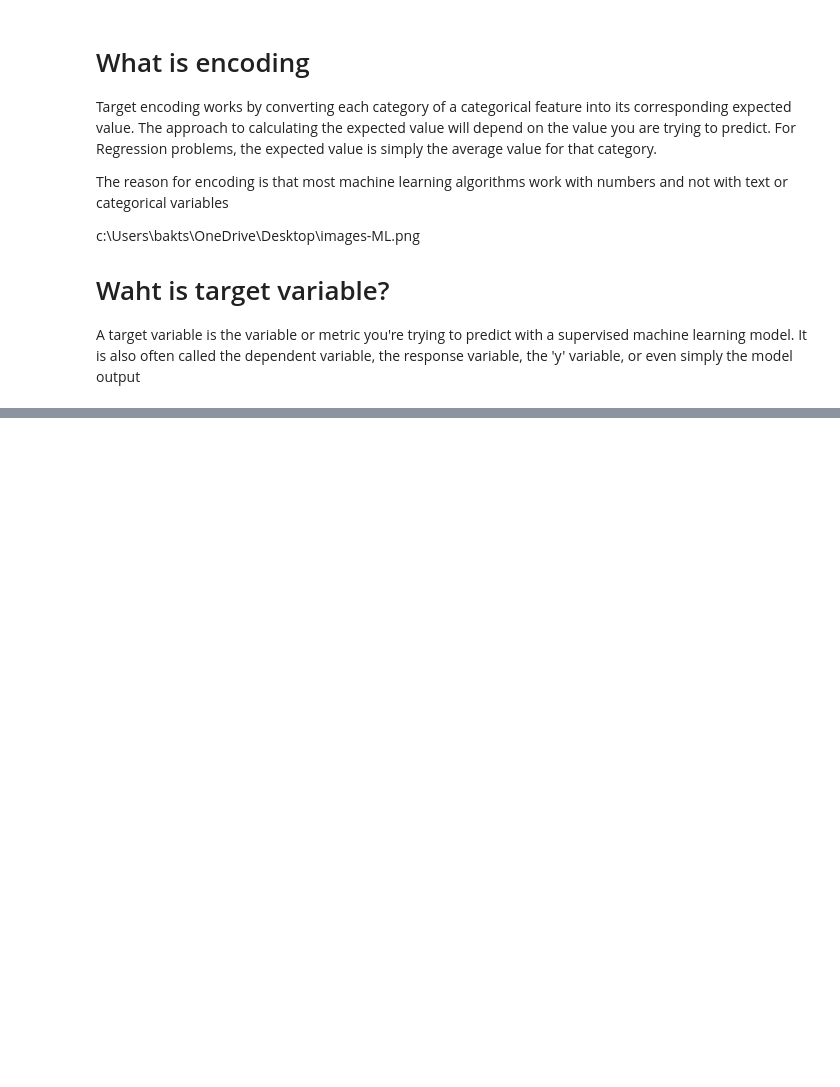
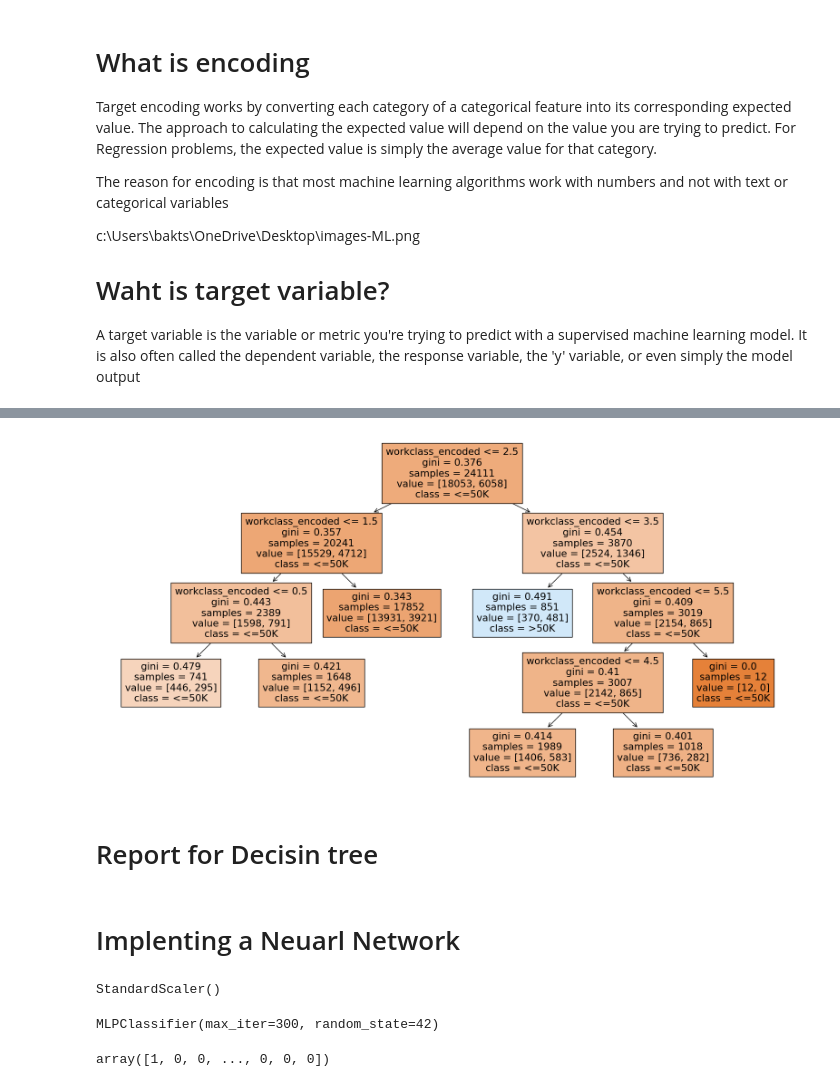
Before and after one commit to Naqibee/Project4, a Jupyter notebook: Income_Prediction.ipynb, the cells around one changed output, grey strips where cells are left out. Drawn from its saved outputs; the diff is of its cells as text; code cells hidden in the pictures; blank space fills up the shorter version.

```diff
--- a/Income_Prediction.ipynb
+++ b/Income_Prediction.ipynb
@@ -492,0 +600,12 @@ A target variable is the variable or metric you're trying to predict with a supe
+# %%
+# First we should encode  the workclass and income columns to change to the numirical values
+label_encoder_workclass = LabelEncoder()
+df['workclass_encoded'] = label_encoder_workclass.fit_transform(df['workclass'])
+
+label_encoder_income = LabelEncoder()
+df['income_encoded'] = label_encoder_income.fit_transform(df['income'])
+# %%
+# Defining the features and target variable for the next steps
+
+X = df[['workclass_encoded']]
+y = df['income_encoded']
@@ -492,0 +628,9 @@ A target variable is the variable or metric you're trying to predict with a supe
+# %%
+# Spliting the data into training and testing sets
+
+X_train, X_test, y_train, y_test = train_test_split(X, y, test_size=0.2, random_state=42)
+# %%
+# Training  the Decision Tree Classifier model
+
+model = DecisionTreeClassifier(random_state=42)
+model.fit(X_train, y_train)
@@ -492,0 +673,13 @@ A target variable is the variable or metric you're trying to predict with a supe
+# %%
+
+# Visualizing the Decision Tree
+
+plt.figure(figsize=(20, 10))
+tree.plot_tree(model, feature_names=['workclass_encoded'], class_names=list(label_encoder_income.classes_), filled=True)
+plt.show()
+# %% [output]
+[figure, added]
+# %% [markdown]
+# Report for Decisin tree
+# %% [markdown]
+# Implenting a Neuarl Network
@@ -492,0 +703,23 @@ A target variable is the variable or metric you're trying to predict with a supe
+# %%
+# Standardizing  the features
+scaler = StandardScaler()
+X_train = scaler.fit_transform(X_train)
+X_test = scaler.transform(X_test)
+
+scaler
+# %% [output]
+StandardScaler()
+# %%
+# Training the Neural Network model
+
+model = MLPClassifier(hidden_layer_sizes=(100,), max_iter=300, random_state=42)
+model.fit(X_train, y_train)
+# %% [output]
+MLPClassifier(max_iter=300, random_state=42)
+# %%
+
+# Predicting on the test set
+y_pred = model.predict(X_test)
+y_pred
+# %% [output]
+array([1, 0, 0, ..., 0, 0, 0])
```
Also changed, not shown: parts of 30 cells of this notebook.
